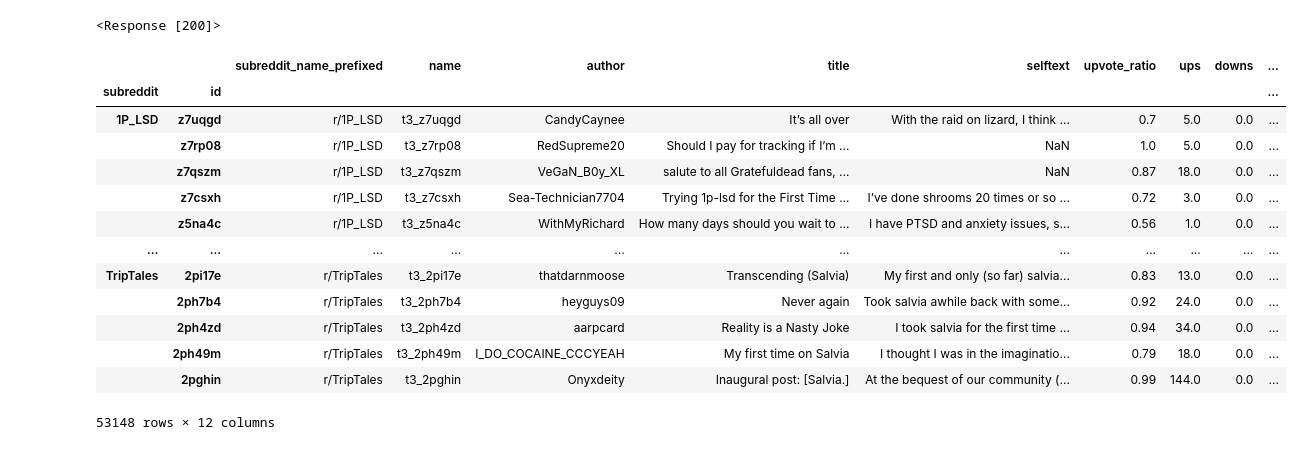
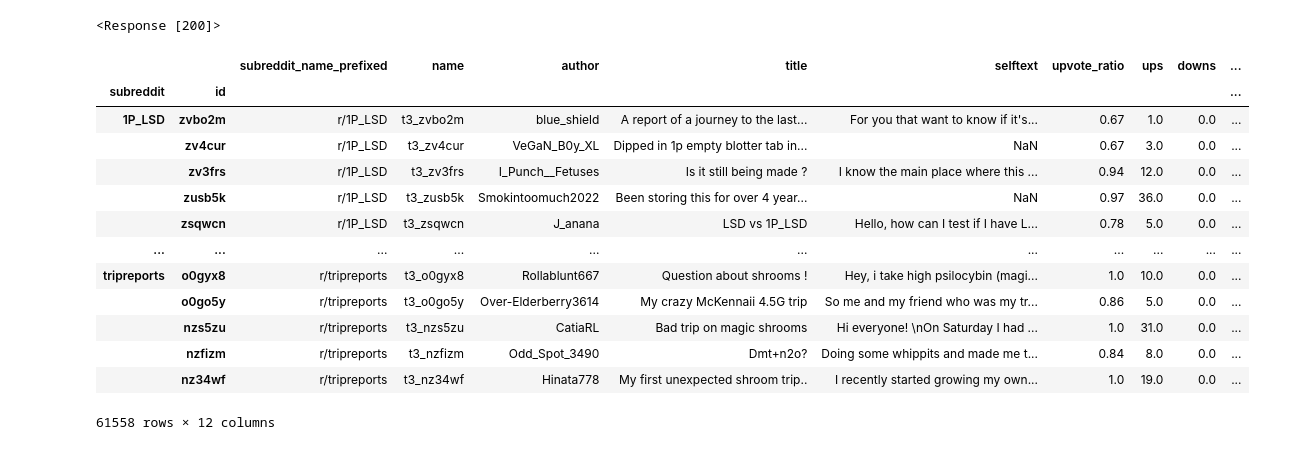
Before and after one commit to dspgroupd1/MODUS, a Jupyter notebook: code/scrapers/reddit/reddit-scraper.ipynb, the cells around one changed output. Cells and saved outputs as stored; diff of their text form; code cells hidden in the pictures.

```diff
--- a/code/scrapers/reddit/reddit-scraper.ipynb
+++ b/code/scrapers/reddit/reddit-scraper.ipynb
@@ -87,22 +87,22 @@ sub_reddits=['r/1P_LSD', 'r/2cb', 'r/4acodmt', 'r/adderall', 'r/afinil', 'r/ambi
 'r/DrugShowerThoughts', 'r/DrugsOver30', 'r/erowid', 'r/ObscureDrugs', 'r/ReagentTesting', 'r/researchchemicals',
 'r/samelevel', 'r/TheDrugClassroom', 'r/TheeHive', 'r/tripreports', 'r/TripSit', 'r/TripTales']
 # %%
-data = pd.read_csv('reddit.csv')
-data.set_index(['subreddit', 'id'], inplace=True)
-display(data)
+prev_data = pd.read_csv('reddit.csv')
+prev_data.set_index(['subreddit', 'id'], inplace=True)
+display(prev_data)
 # %% [output]
 |  |  | subreddit_name_prefixed | name | author | title | selftext | upvote_ratio | ups | downs | ... |
 | subreddit | id |  |  |  |  |  |  |  |  | ... |
-| 1P_LSD | z7uqgd | r/1P_LSD | t3_z7uqgd | CandyCaynee | It’s all over | With the raid on lizard, I think ... | 0.7 | 5.0 | 0.0 | ... |
-|  | z7rp08 | r/1P_LSD | t3_z7rp08 | RedSupreme20 | Should I pay for tracking if I’m ... | NaN | 1.0 | 5.0 | 0.0 | ... |
-|  | z7qszm | r/1P_LSD | t3_z7qszm | VeGaN_B0y_XL | salute to all Gratefuldead fans, ... | NaN | 0.87 | 18.0 | 0.0 | ... |
-|  | z7csxh | r/1P_LSD | t3_z7csxh | Sea-Technician7704 | Trying 1p-lsd for the First Time ... | I’ve done shrooms 20 times or so ... | 0.72 | 3.0 | 0.0 | ... |
-|  | z5na4c | r/1P_LSD | t3_z5na4c | WithMyRichard | How many days should you wait to ... | I have PTSD and anxiety issues, s... | 0.56 | 1.0 | 0.0 | ... |
+| 1P_LSD | zvbo2m | r/1P_LSD | t3_zvbo2m | blue_shield | A report of a journey to the last... | For you that want to know if it's... | 0.67 | 1.0 | 0.0 | ... |
+|  | zv4cur | r/1P_LSD | t3_zv4cur | VeGaN_B0y_XL | Dipped in 1p empty blotter tab in... | NaN | 0.67 | 3.0 | 0.0 | ... |
+|  | zv3frs | r/1P_LSD | t3_zv3frs | I_Punch__Fetuses | Is it still being made ? | I know the main place where this ... | 0.94 | 12.0 | 0.0 | ... |
+|  | zusb5k | r/1P_LSD | t3_zusb5k | Smokintoomuch2022 | Been storing this for over 4 year... | NaN | 0.97 | 36.0 | 0.0 | ... |
+|  | zsqwcn | r/1P_LSD | t3_zsqwcn | J_anana | LSD vs 1P_LSD | Hello, how can I test if I have L... | 0.78 | 5.0 | 0.0 | ... |
 | ... | ... | ... | ... | ... | ... | ... | ... | ... | ... | ... |
-| TripTales | 2pi17e | r/TripTales | t3_2pi17e | thatdarnmoose | Transcending (Salvia) | My first and only (so far) salvia... | 0.83 | 13.0 | 0.0 | ... |
-|  | 2ph7b4 | r/TripTales | t3_2ph7b4 | heyguys09 | Never again | Took salvia awhile back with some... | 0.92 | 24.0 | 0.0 | ... |
-|  | 2ph4zd | r/TripTales | t3_2ph4zd | aarpcard | Reality is a Nasty Joke | I took salvia for the first time ... | 0.94 | 34.0 | 0.0 | ... |
-|  | 2ph49m | r/TripTales | t3_2ph49m | I_DO_COCAINE_CCCYEAH | My first time on Salvia | I thought I was in the imaginatio... | 0.79 | 18.0 | 0.0 | ... |
-|  | 2pghin | r/TripTales | t3_2pghin | Onyxdeity | Inaugural post: [Salvia.] | At the bequest of our community (... | 0.99 | 144.0 | 0.0 | ... |
+| tripreports | o0gyx8 | r/tripreports | t3_o0gyx8 | Rollablunt667 | Question about shrooms ! | Hey, i take high psilocybin (magi... | 1.0 | 10.0 | 0.0 | ... |
+|  | o0go5y | r/tripreports | t3_o0go5y | Over-Elderberry3614 | My crazy McKennaii 4.5G trip | So me and my friend who was my tr... | 0.86 | 5.0 | 0.0 | ... |
+|  | nzs5zu | r/tripreports | t3_nzs5zu | CatiaRL | Bad trip on magic shrooms | Hi everyone! \nOn Saturday I had ... | 1.0 | 31.0 | 0.0 | ... |
+|  | nzfizm | r/tripreports | t3_nzfizm | Odd_Spot_3490 | Dmt+n2o? | Doing some whippits and made me t... | 0.84 | 8.0 | 0.0 | ... |
+|  | nz34wf | r/tripreports | t3_nz34wf | Hinata778 | My first unexpected shroom trip.. | I recently started growing my own... | 1.0 | 19.0 | 0.0 | ... |
-53148 rows × 12 columns
+61558 rows × 12 columns
 # %%
```
Also changed, not shown: parts of 16 cells of this notebook, 1 other file.
